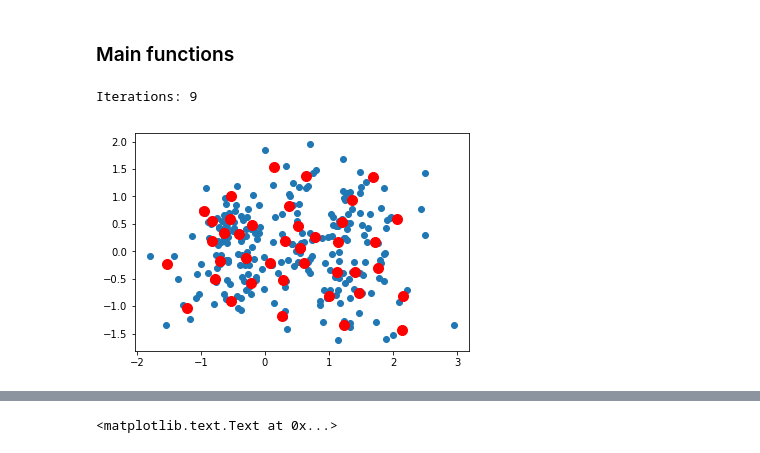
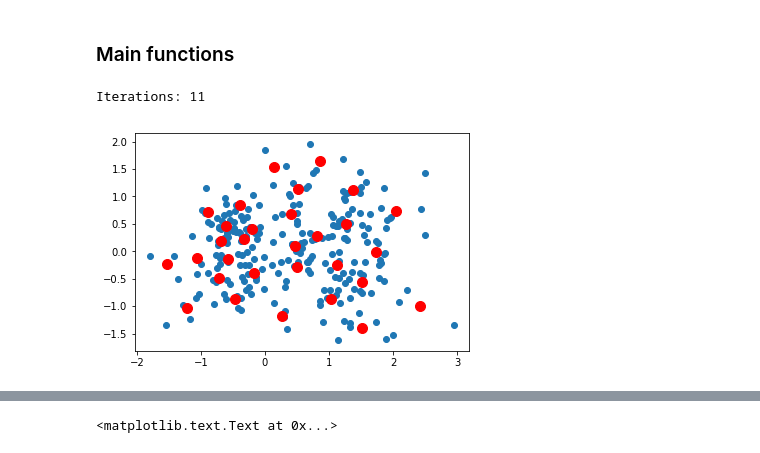
Before and after one commit to rostyslavb/DRU-DS100-w3, a Jupyter notebook: ws/2/k-means/K-means.ipynb, the cells around one changed output, grey strips where cells are left out. Drawn from its saved outputs; the diff is of its cells as text; code cells hidden in the pictures.

```diff
--- a/ws/2/k-means/K-means.ipynb
+++ b/ws/2/k-means/K-means.ipynb
@@ -65,14 +65,14 @@ def predict(points, centroids):
 def error(points, centroids):
     return ((points - centroids[:, np.newaxis])**2).sum(axis=2).min(axis=0).sum()
 # %%
-centroids = main(points, k=40, echo=True)
+centroids = main(points, k=30, echo=True)
 
 plt.scatter(points[:, 0], points[:, 1])
 plt.scatter(centroids[:, 0], centroids[:, 1], c='r', s=100)
 ax = plt.gca()
 # %% [output]
-Iterations: 9
+Iterations: 11
-[figure, old version]
+[figure, new version]
 # %%
 erorrs = list()
 ks = range(2, 50)
```
Also changed, not shown: parts of 1 cell of this notebook, 5 other files.
